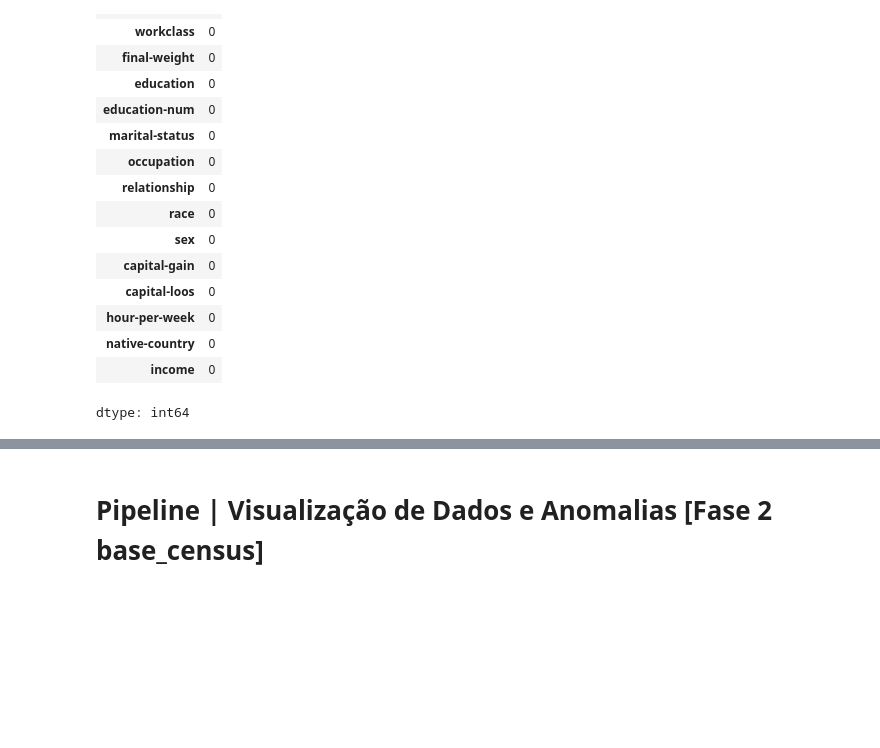
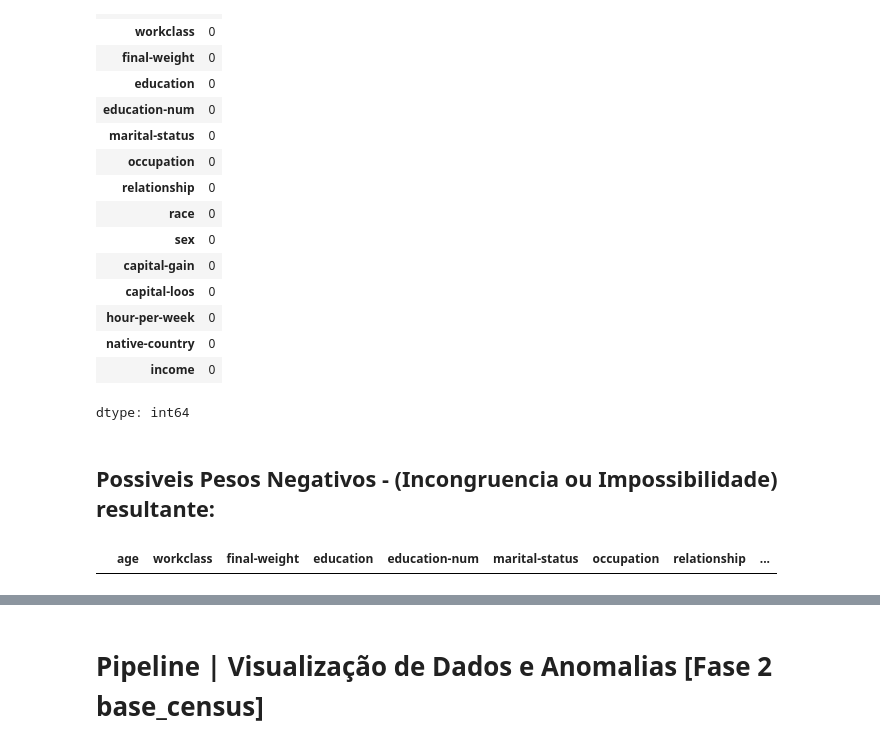
Before and after one commit to IsabelaNeves1/am-t4-s1a2026, a Jupyter notebook: census0416_amt4.ipynb, the cells around one changed output, grey strips where cells are left out. Cells and saved outputs as stored; diff of their text form; code cells hidden in the pictures; blank space fills up the shorter version.

```diff
--- a/census0416_amt4.ipynb
+++ b/census0416_amt4.ipynb
@@ -79,3 +79,9 @@ base_census.isnull().sum()
 | native-country | 0 |
 | income | 0 |
 dtype: int64
+# %% [markdown]
+## Possiveis Pesos Negativos - (Incongruencia ou Impossibilidade) resultante:
+# %%
+base_census.loc[base_census['final-weight'] < 0]
+# %% [output]
+|  | age | workclass | final-weight | education | education-num | marital-status | occupation | relationship | ... |
```
Also changed, not shown: parts of 24 cells of this notebook.
